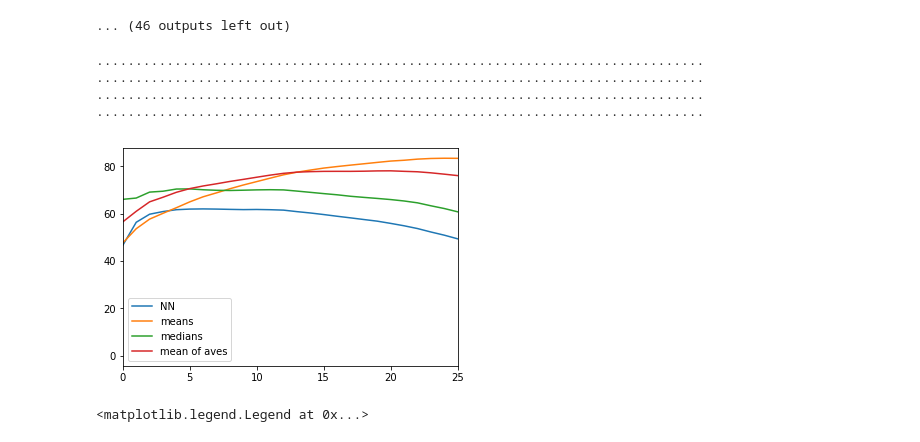
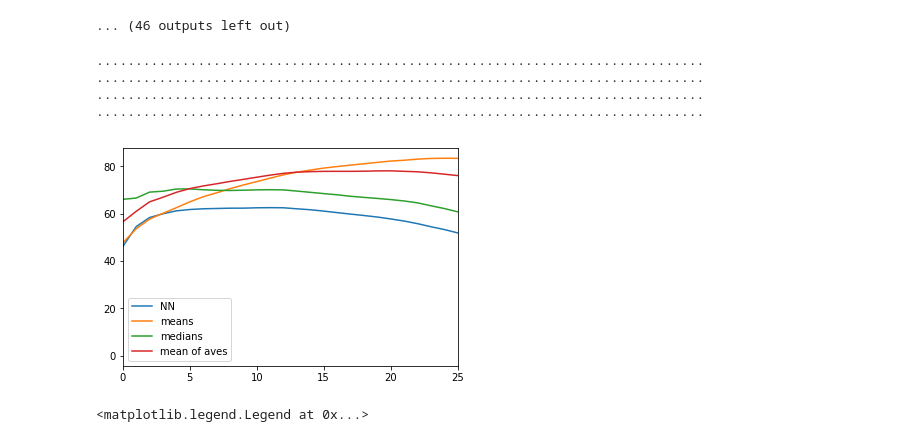
Before and after one commit to gingertom/buses, a Jupyter notebook: Data Exploration/GPS-speed/GPS-speed.ipynb, the cells around one changed output. Cells and saved outputs as stored; diff of their text form; code cells hidden in the pictures.

```diff
--- a/Data Exploration/GPS-speed/GPS-speed.ipynb
+++ b/Data Exploration/GPS-speed/GPS-speed.ipynb
@@ -775,6 +802,7 @@ for idx, row in enumerate(tqdm(se[['actualArrival', 'segment_name']].itertuples(
 
     row_data[12], row_data[13] = np.quantile(relevant, [0.5, 0.75])
     row_data[14] = np.max(relevant)
+    row_data[15] = np.std(fast)
 
     se_gps_data_hour[idx, :] = row_data
 # %% [output]
@@ -815,6 +843,7 @@ for idx, row in enumerate(tqdm(se[['actualArrival', 'segment_name']].itertuples(
 
     row_data[12], row_data[13] = np.quantile(relevant, [0.5, 0.75])
     row_data[14] = np.max(relevant)
+    row_data[15] = np.std(fast)
 
 
     se_gps_data_20mins[idx, :] = row_data
@@ -872,6 +901,7 @@ for idx, row in enumerate(tqdm(se[['actualArrival', 'segment_name', 'prev_segmen
 
     row_data[12], row_data[13] = np.quantile(relevant, [0.5, 0.75])
     row_data[14] = np.max(relevant)
+    row_data[15] = np.std(fast)
 
     se_gps_data_hour_prev_next[idx, :] = row_data
 # %% [output]
@@ -1210,0 +1302,2 @@ def learn(freq, dropout, loss, NN, use_linear = False):
+# %%
+_, _, _, _, test_y, predict_array_KNN_cum = learn_KNN(10, 5)
@@ -1456,19 +1558,19 @@ Epoch 9/100
 1736129/1736129 [==============================] - 63s 36us/step - loss: 0.4267 - val_loss: 0.4404
 ... (46 outputs left out)
 # %%
-plt.plot(make_accuracy_matrix_minutes(predict_array_NN_cum, actual_array_cum)[0][1,:], label="NN")
+plt.plot(make_accuracy_matrix_minutes(predict_array_KNN_cum, actual_array_cum)[0][1,:], label="NN")
 plt.plot(make_accuracy_matrix_minutes(baseline_array_cum, actual_array_cum)[0][1,:], label="means")
 plt.plot(make_accuracy_matrix_minutes(baseline_median_array_cum, actual_array_cum)[0][1,:], label="medians")
 plt.plot(make_accuracy_matrix_minutes((baseline_median_array_cum + baseline_array_cum)/2, actual_array_cum)[0][1,:], label="mean of aves")
 plt.xlim(0,25)
 plt.legend()
 plt.show()
 # %% [output]
 ..............................................................................
 ..............................................................................
 ..............................................................................
 ..............................................................................
-[figure, old version]
+[figure, new version]
 # %%
 plt.hist(test_y, bins=100, label="pred", density=True, range=(-10,100));
 plt.hist(se['speed_mph'][int(len(se)*test_fraction):], bins=100, label="truth", alpha=0.5, density=True, range=(-10,100));
```
Also changed, not shown: parts of 19 cells of this notebook, 1 other file.
